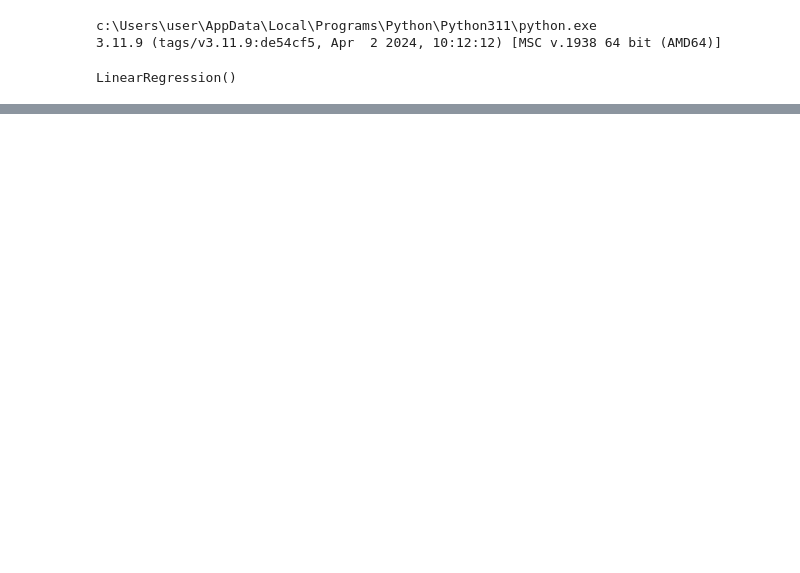
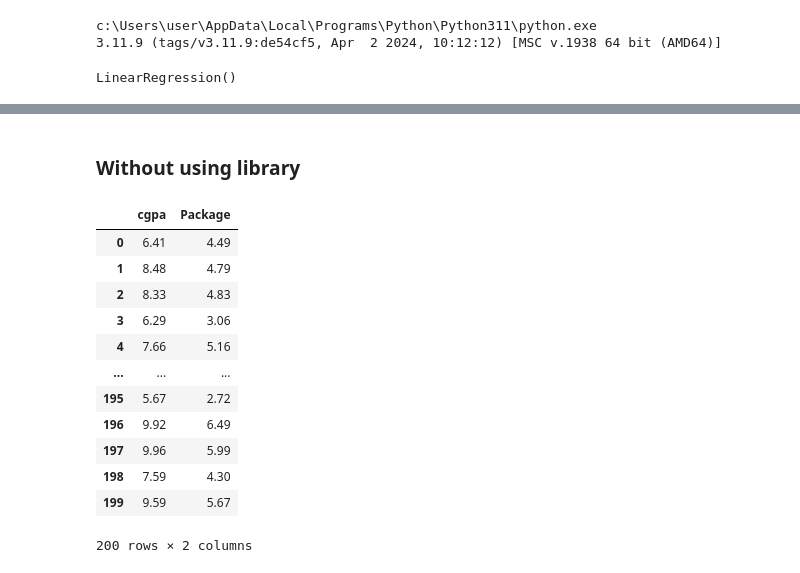
Before and after one commit to Sanya-Katiyar-Eng/ML_Basics, a Jupyter notebook: Algo/LinearReg.ipynb, the cells around one changed output, grey strips where cells are left out. Drawn from its saved outputs; the diff is of its cells as text; code cells hidden in the pictures; blank space fills up the shorter version.

Commit message:
linear reg without using sklearn

```diff
--- a/Algo/LinearReg.ipynb
+++ b/Algo/LinearReg.ipynb
@@ -151,0 +154,2 @@ print((m*7.90)+b)
+# %% [markdown]
+### Without using library
@@ -151,0 +171,17 @@ print((m*7.90)+b)
+# %%
+# create above
+df
+# %% [output]
+|  | cgpa | Package |
+| 0 | 6.41 | 4.49 |
+| 1 | 8.48 | 4.79 |
+| 2 | 8.33 | 4.83 |
+| 3 | 6.29 | 3.06 |
+| 4 | 7.66 | 5.16 |
+| ... | ... | ... |
+| 195 | 5.67 | 2.72 |
+| 196 | 9.92 | 6.49 |
+| 197 | 9.96 | 5.99 |
+| 198 | 7.59 | 4.30 |
+| 199 | 9.59 | 5.67 |
+200 rows × 2 columns
```
Also changed, not shown: parts of 14 cells of this notebook.
